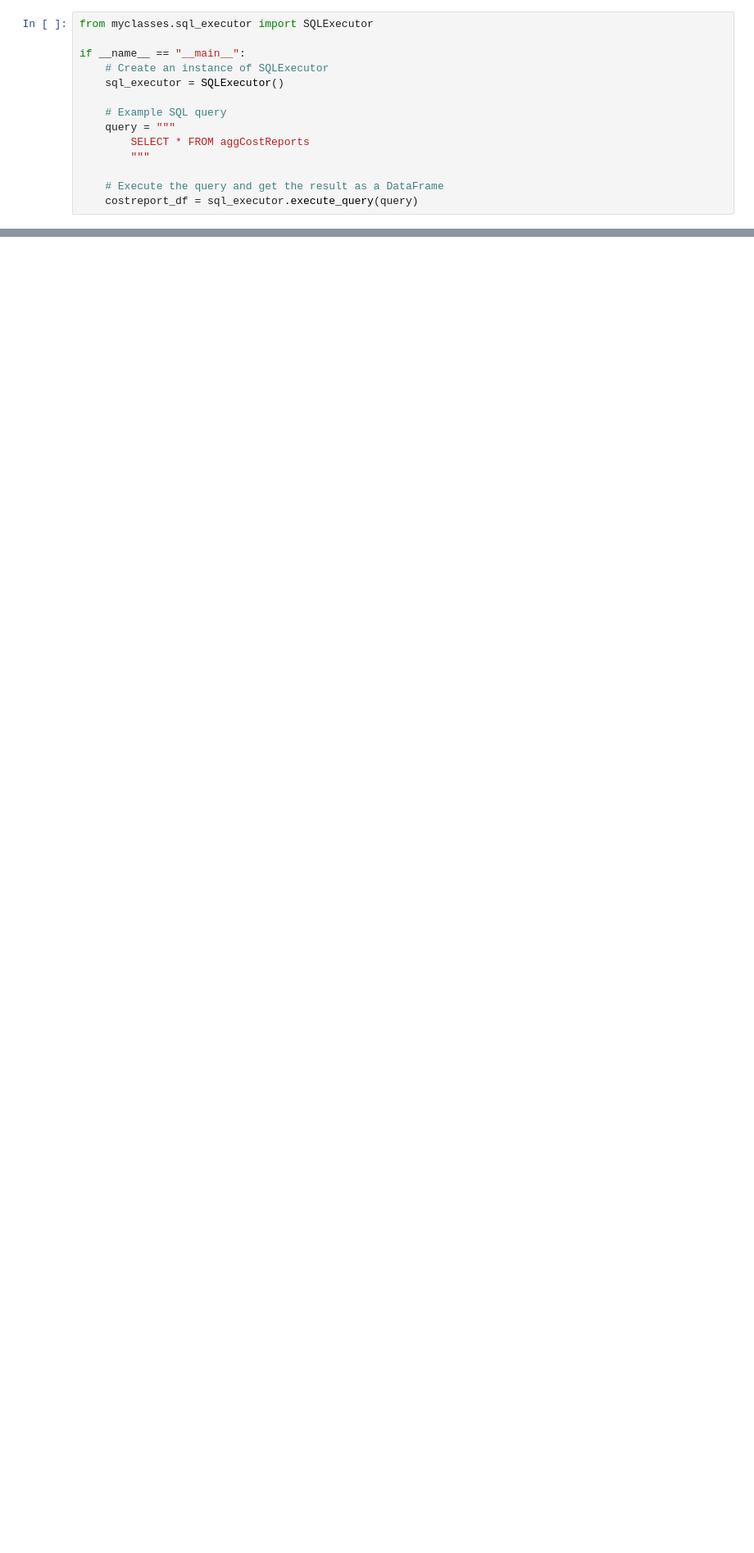
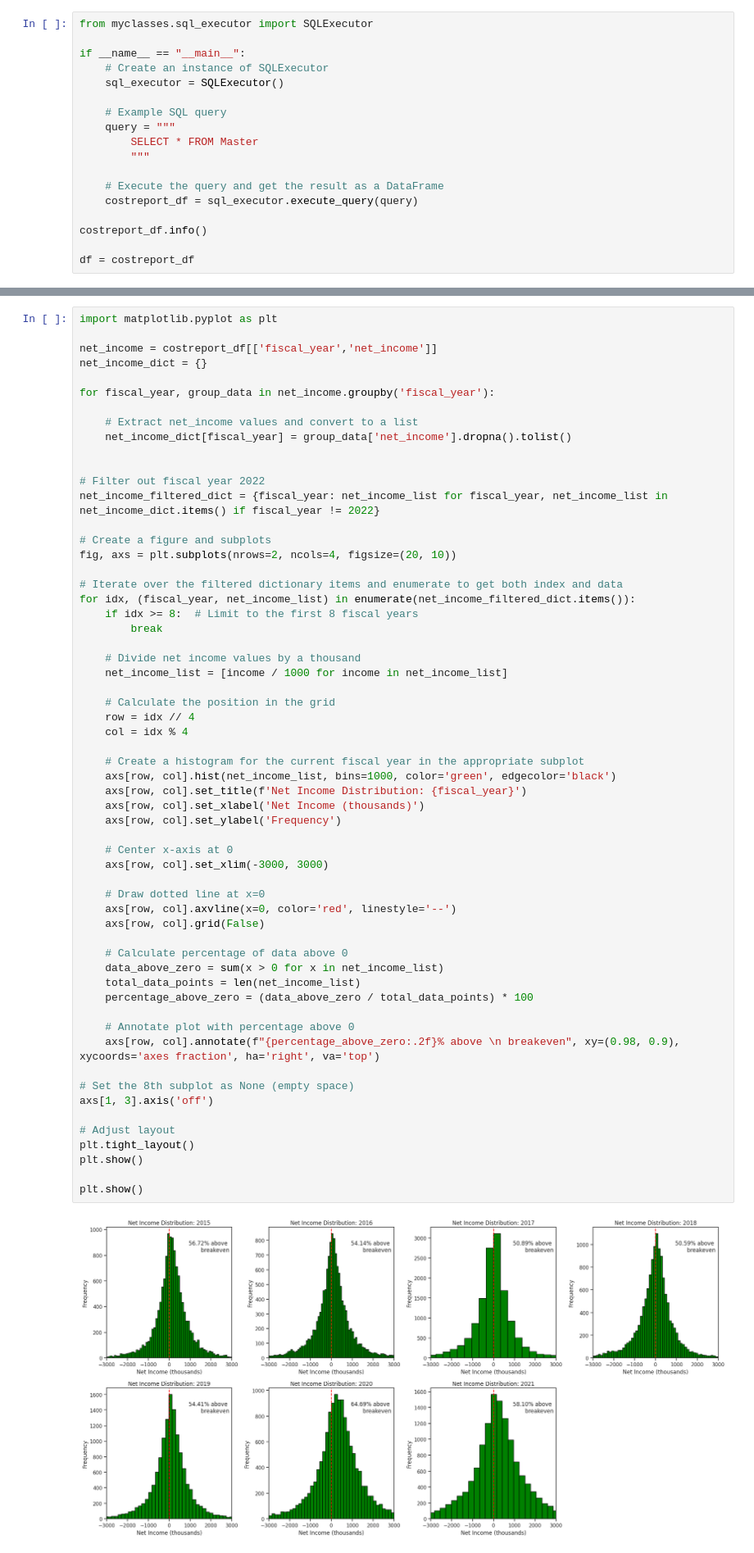
Before and after one commit to joshua-orndorff/Data-4999, a Jupyter notebook: exploratory-data-analysis.ipynb, the cells around one changed output, grey strips where cells are left out. Shown: that part at 82% size. Cells and saved outputs as stored; diff of their text form; blank space fills up the shorter version.

Commit message:
Change analysis and add new plots including violin graph and net income distribution.

```diff
--- a/exploratory-data-analysis.ipynb
+++ b/exploratory-data-analysis.ipynb
@@ -7,8 +7,12 @@ if __name__ == "__main__":
 
     # Example SQL query
     query = """
-        SELECT * FROM aggCostReports
+        SELECT * FROM Master
         """
 
     # Execute the query and get the result as a DataFrame
     costreport_df = sql_executor.execute_query(query)
+
+costreport_df.info()
+
+df = costreport_df
@@ -101,0 +37,61 @@ for v in ownership_dict.values():
+# %%
+import matplotlib.pyplot as plt
+
+net_income = costreport_df[['fiscal_year','net_income']]
+net_income_dict = {}
+
+for fiscal_year, group_data in net_income.groupby('fiscal_year'):
+
+    # Extract net_income values and convert to a list
+    net_income_dict[fiscal_year] = group_data['net_income'].dropna().tolist()
+
+
+# Filter out fiscal year 2022
+net_income_filtered_dict = {fiscal_year: net_income_list for fiscal_year, net_income_list in net_income_dict.items() if fiscal_year != 2022}
+
+# Create a figure and subplots
+fig, axs = plt.subplots(nrows=2, ncols=4, figsize=(20, 10))
+
+# Iterate over the filtered dictionary items and enumerate to get both index and data
+for idx, (fiscal_year, net_income_list) in enumerate(net_income_filtered_dict.items()):
+    if idx >= 8:  # Limit to the first 8 fiscal years
+        break
+
+    # Divide net income values by a thousand
+    net_income_list = [income / 1000 for income in net_income_list]
+
+    # Calculate the position in the grid
+    row = idx // 4
+    col = idx % 4
+
+    # Create a histogram for the current fiscal year in the appropriate subplot
+    axs[row, col].hist(net_income_list, bins=1000, color='green', edgecolor='black')
+    axs[row, col].set_title(f'Net Income Distribution: {fiscal_year}')
+    axs[row, col].set_xlabel('Net Income (thousands)')
+    axs[row, col].set_ylabel('Frequency')
+
+    # Center x-axis at 0
+    axs[row, col].set_xlim(-3000, 3000)
+
+    # Draw dotted line at x=0
+    axs[row, col].axvline(x=0, color='red', linestyle='--')
+    axs[row, col].grid(False)
+
+    # Calculate percentage of data above 0
+    data_above_zero = sum(x > 0 for x in net_income_list)
+    total_data_points = len(net_income_list)
+    percentage_above_zero = (data_above_zero / total_data_points) * 100
+
+    # Annotate plot with percentage above 0
+    axs[row, col].annotate(f"{percentage_above_zero:.2f}% above \n breakeven", xy=(0.98, 0.9), xycoords='axes fraction', ha='right', va='top')
+
+# Set the 8th subplot as None (empty space)
+axs[1, 3].axis('off')
+
+# Adjust layout
+plt.tight_layout()
+plt.show()
+
+plt.show()
+# %% [output]
+[figure, added]
```
Also changed, not shown: parts of 11 cells of this notebook.
